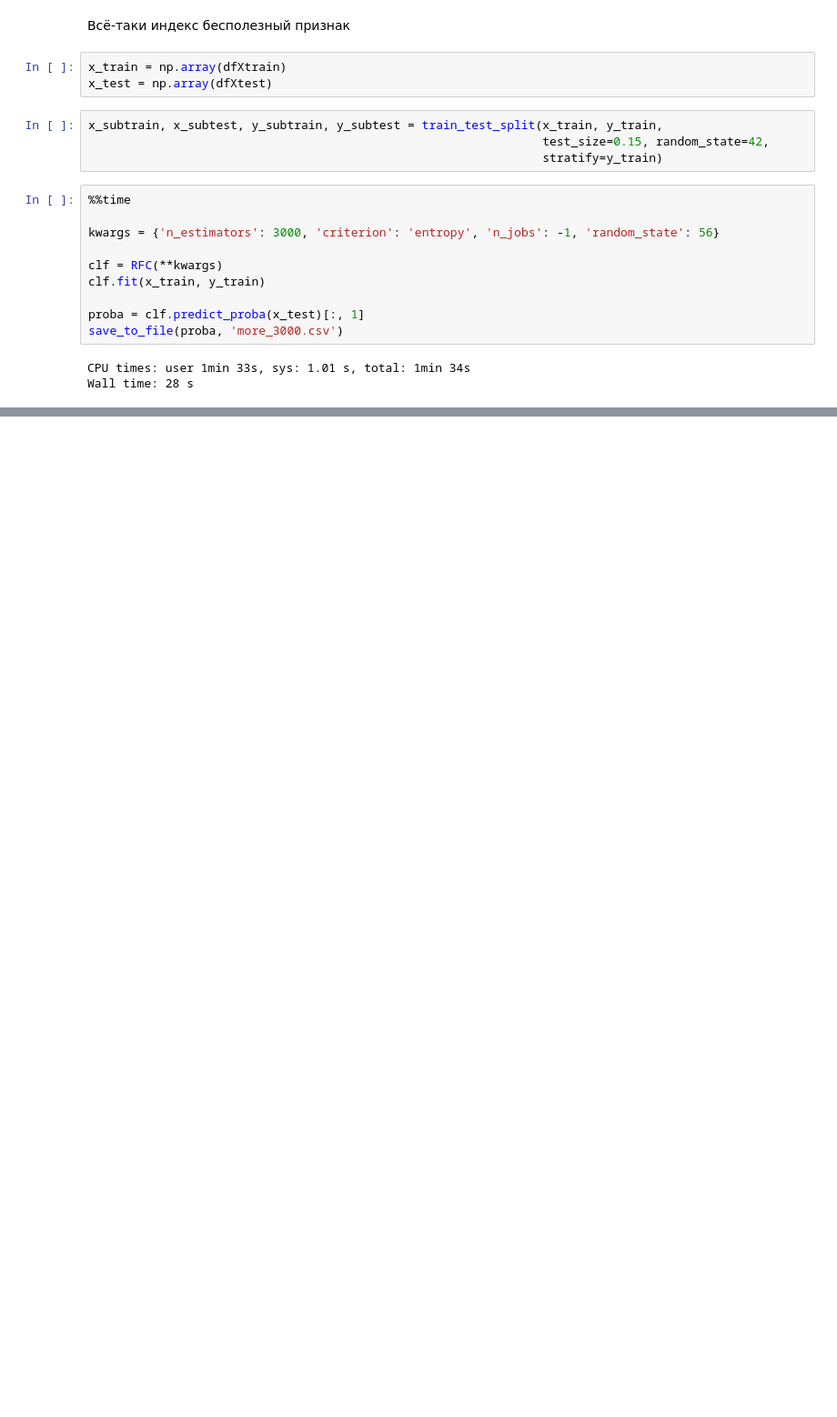
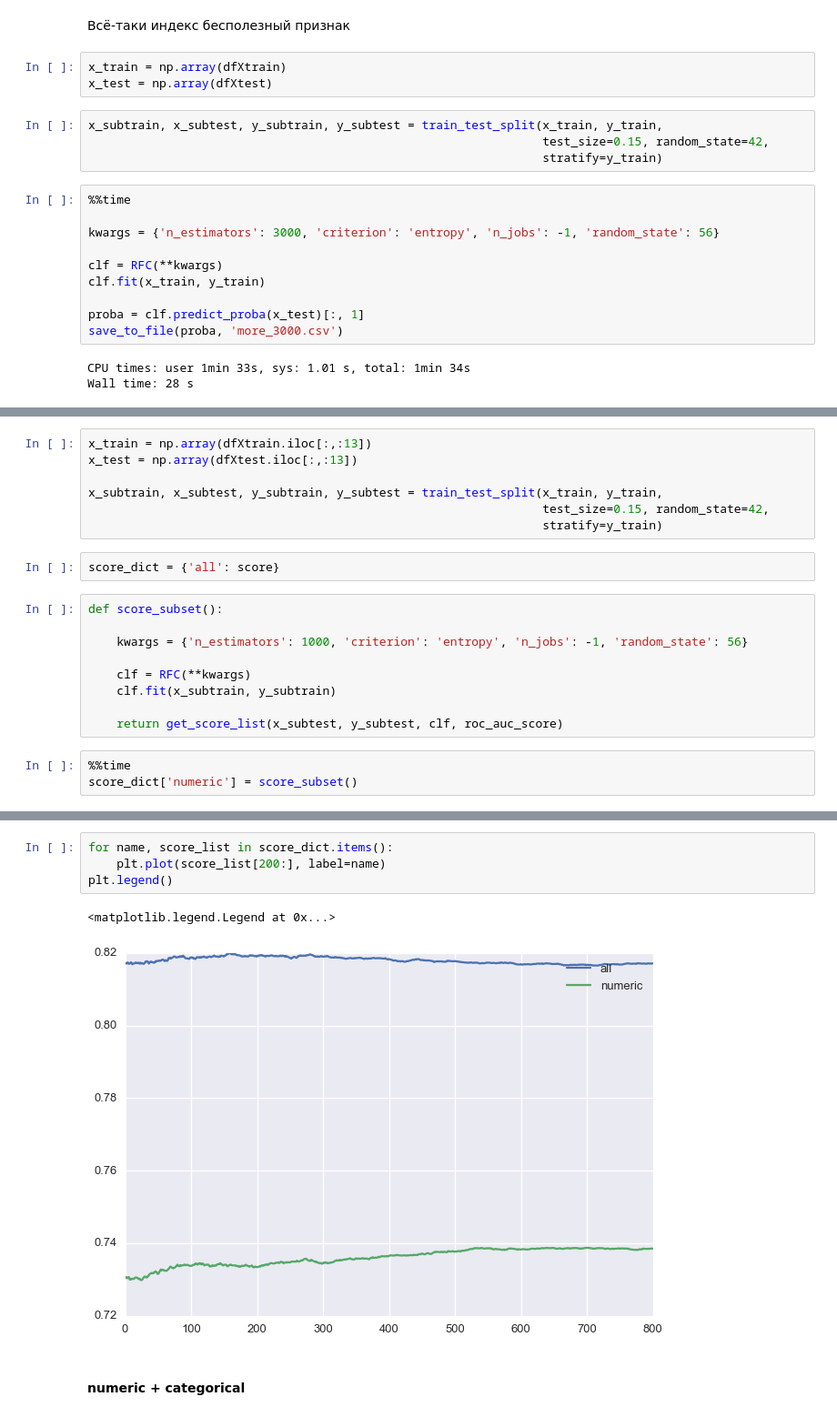
Before and after one commit to alexsyrom/kaggle-ml-train-1, a Jupyter notebook: rf_more.ipynb, the cells around one changed output, grey strips where cells are left out. Shown at 91% size. Drawn from its saved outputs; the diff is of its cells as text; blank space fills up the shorter version.

```diff
--- a/rf_more.ipynb
+++ b/rf_more.ipynb
@@ -123,0 +159,21 @@ Wall time: 28 s
+# %%
+x_train = np.array(dfXtrain.iloc[:,:13])
+x_test = np.array(dfXtest.iloc[:,:13])
+
+x_subtrain, x_subtest, y_subtrain, y_subtest = train_test_split(x_train, y_train,
+                                                                test_size=0.15, random_state=42,
+                                                                stratify=y_train)
+# %%
+score_dict = {'all': score}
+# %%
+def score_subset():
+
+    kwargs = {'n_estimators': 1000, 'criterion': 'entropy', 'n_jobs': -1, 'random_state': 56}
+
+    clf = RFC(**kwargs)
+    clf.fit(x_subtrain, y_subtrain)
+
+    return get_score_list(x_subtest, y_subtest, clf, roc_auc_score)
+# %%
+%%time
+score_dict['numeric'] = score_subset()
@@ -123,0 +183,9 @@ Wall time: 28 s
+# %%
+for name, score_list in score_dict.items():
+    plt.plot(score_list[200:], label=name)
+plt.legend()
+# %% [output]
+<matplotlib.legend.Legend at 0x...>
+[figure, added]
+# %% [markdown]
+#### numeric + categorical
```
Also changed, not shown: parts of 50 cells of this notebook, 1 other file.
